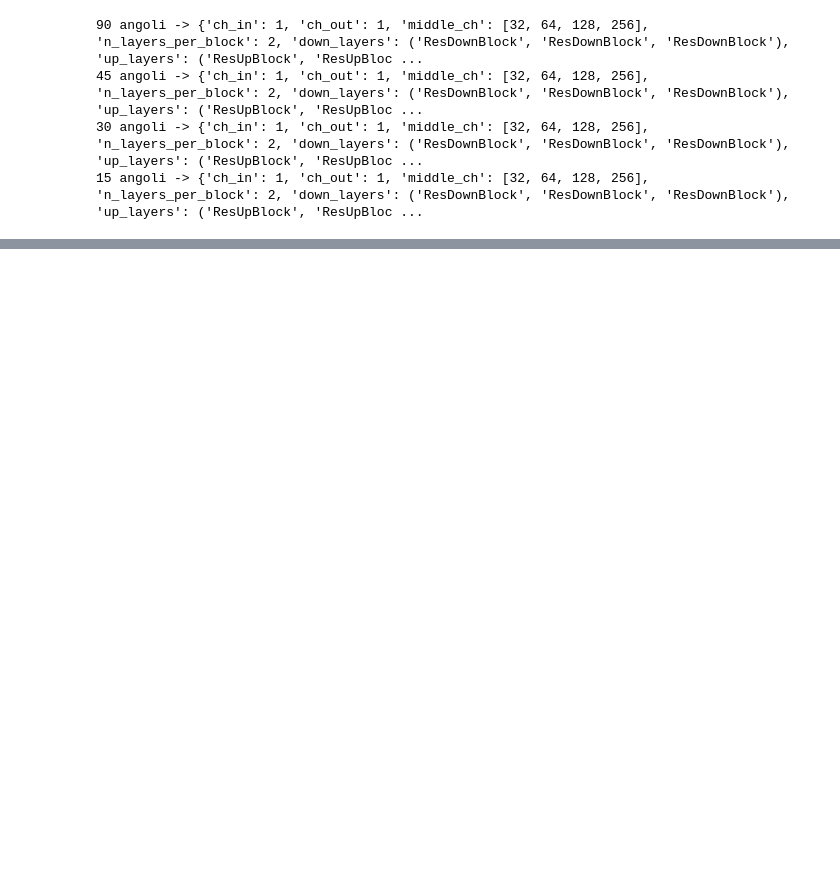
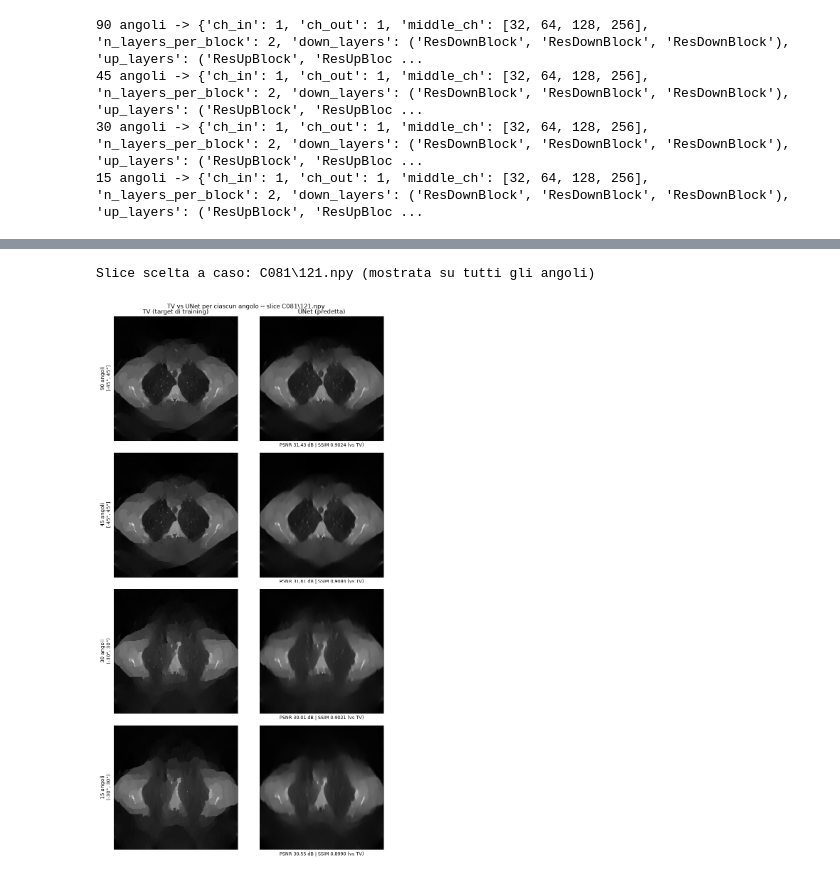
Before and after one commit to Manieri03/limited-angle-ct-reconstruction, a Jupyter notebook: notebooks/04_UNet_results.ipynb, the cells around one changed output, grey strips where cells are left out. Cells and saved outputs as stored; diff of their text form; code cells hidden in the pictures; blank space fills up the shorter version.

Commit message:
risultati modelli unet e confronto con GT e TV

```diff
--- a/notebooks/04_UNet_results.ipynb
+++ b/notebooks/04_UNet_results.ipynb
@@ -225,14 +141,0 @@ for n_angles in N_ANGLES_CONFIGS:
-# %%
-# Risultati medi di PSNR e SSIM per ciascuna configurazione angolare
-
-print("RISULTATI UNET SUL TEST SET - PAZIENTE " + PATIENT)
-
-for n_angles in N_ANGLES_CONFIGS:
-
-    psnr_values = np.array(results_unet[n_angles]["PSNR"])
-    ssim_values = np.array(results_unet[n_angles]["SSIM"])
-
-    print(f"\n{n_angles} angoli {ANGLE_INTERVALS[n_angles]}")
-    print(f"Numero slice: {len(psnr_values)}")
-    print(f"PSNR medio: {psnr_values.mean():.2f} ± {psnr_values.std():.2f} dB")
-    print(f"SSIM medio: {ssim_values.mean():.4f} ± {ssim_values.std():.4f}")
@@ -313,0 +227,45 @@ plt.show()
+# %%
+# ------------------------------------------------------------
+# Confronto visivo: la STESSA slice dello STESSO paziente, mostrata
+# su tutti e 4 gli angoli -- una foto predetta per angolo, ciascuna
+# confrontata con la sua ricostruzione TV corrispondente.
+# ------------------------------------------------------------
+
+random.seed(123)  # riproducibile, stesso seed usato in 01_preprocessing.ipynb
+
+# La slice viene scelta guardando la config a 90 angoli come riferimento
+# (stessa struttura paziente/slice per tutte le configurazioni angolari)
+reference_paths = sorted((UNET_RECON_DIR / "90").rglob("*.npy"))
+demo_rel_path = random.choice(reference_paths).relative_to(UNET_RECON_DIR / "90")
+print(f"Slice scelta a caso: {demo_rel_path} (mostrata su tutti gli angoli)")
+
+fig, axs = plt.subplots(len(N_ANGLES_CONFIGS), 2, figsize=(9, 4 * len(N_ANGLES_CONFIGS)))
+
+for row, n_angles in enumerate(N_ANGLES_CONFIGS):
+    pred = load_npy_clipped(UNET_RECON_DIR / str(n_angles) / demo_rel_path)
+    tv = load_npy_clipped(TV_DIR / str(n_angles) / demo_rel_path)
+
+    pred_t = torch.from_numpy(pred).float().unsqueeze(0).unsqueeze(0)
+    tv_t = torch.from_numpy(tv).float().unsqueeze(0).unsqueeze(0)
+    psnr_val = float(PSNR(pred_t, tv_t))
+    ssim_val = float(SSIM(pred_t, tv_t))
+
+    axs[row, 0].imshow(tv, cmap="gray", vmin=0, vmax=1)
+    axs[row, 0].set_ylabel(f"{n_angles} angoli\n{ANGLE_INTERVALS[n_angles]}", fontsize=10)
+    if row == 0:
+        axs[row, 0].set_title("TV (target di training)")
+    axs[row, 0].set_xticks([]); axs[row, 0].set_yticks([])
+
+    axs[row, 1].imshow(pred, cmap="gray", vmin=0, vmax=1)
+    if row == 0:
+        axs[row, 1].set_title("UNet (predetta)")
+    axs[row, 1].set_xlabel(f"PSNR {psnr_val:.2f} dB | SSIM {ssim_val:.4f} (vs TV)", fontsize=9)
+    axs[row, 1].set_xticks([]); axs[row, 1].set_yticks([])
+
+plt.suptitle(f"TV vs UNet per ciascun angolo -- slice {demo_rel_path}")
+plt.tight_layout()
+plt.savefig(RESULTS_DIR / "demo_tv_vs_unet.png", dpi=150)
+plt.show()
+# %% [output]
+Slice scelta a caso: C081\121.npy (mostrata su tutti gli angoli)
+[figure, added]
```
Also changed, not shown: parts of 13 cells of this notebook, 3 other files.
